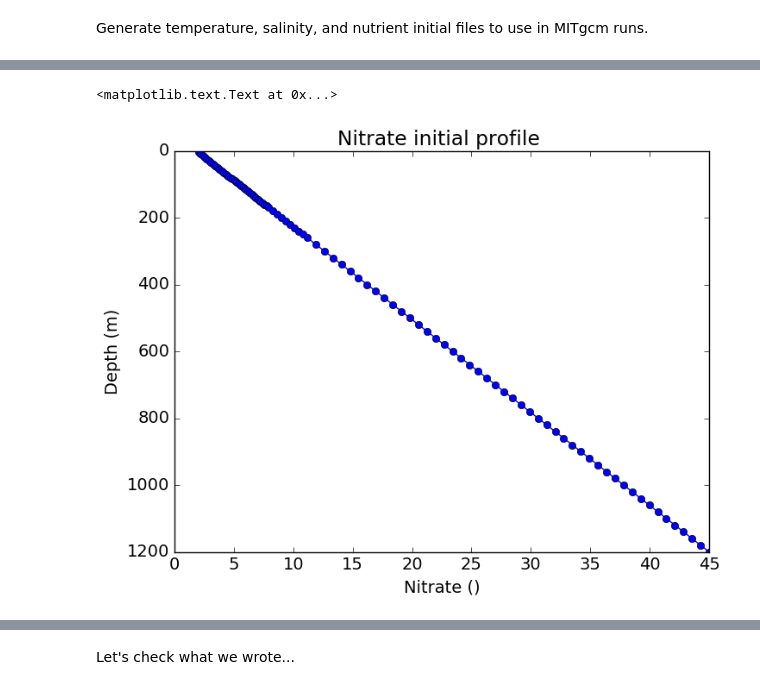
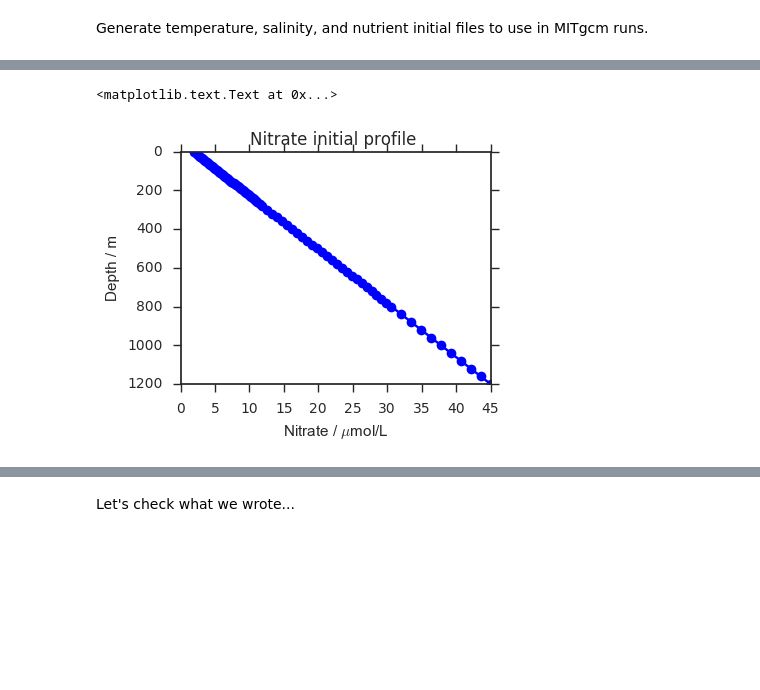
Before and after one commit to UBC-MOAD/buildcanyon, a Jupyter notebook: Stratification/GenerateTSNutrientIniCond.ipynb, the cells around one changed output, grey strips where cells are left out. Cells and saved outputs as stored; diff of their text form; code cells hidden in the pictures; blank space fills up the shorter version.

```diff
--- a/Stratification/GenerateTSNutrientIniCond.ipynb
+++ b/Stratification/GenerateTSNutrientIniCond.ipynb
@@ -15,5 +14,8 @@ import struct
 
 %matplotlib inline
+# %%
+sns.set_context('notebook')
+sns.set_style('ticks')
 # %%
 def iniTracer(xsize, ysize, IniDepth, IniProfile, InterpDepth):
 
@@ -29,8 +31,7 @@ def iniTracer(xsize, ysize, IniDepth, IniProfile, InterpDepth):
     return tracer
 # %%
 def iniTracerLin(xsize, ysize, TopVal,BotVal, Depth ):
-
-    # Generate linear nutrient profile (i.e. C(Depth)= IniVal*Depth)
+    '''Generate linear nutrient profile (i.e. C(Depth)= IniVal*Depth)'''
 
     M = (BotVal-TopVal)/(Depth[len(Depth)-1]-Depth[0])
     b = (TopVal - M*Depth[0])*np.ones((len(Depth),1))
@@ -231,20 +234,16 @@ Sal2 = Sal.transpose((2,0,1)) # To keep fortran order when writing as C binarynp
 Sal2.astype(dt).tofile(fileobj,"")
 fileobj.close()
 
-### PLOT Contour
+# PLOT
+fig, ax = plt.subplots(1,1,figsize=(4,3))
 
-plt.rcParams.update({'font.size':14})
-plt.rcParams['contour.negative_linestyle']='solid'
+ax.plot(np.squeeze(Sal[60,45,:]),zi,'bo-')
 
-plt.figure(figsize=(8,6))
+ax.invert_yaxis()
 
-CS = plt.plot(np.squeeze(Sal[60,45,:]),zi,'bo-')
+plt.xlabel('Salinity / PSU')
 
-plt.gca().invert_yaxis()
-
-plt.xlabel('Salinity (PSU)')
-
-plt.ylabel('Depth (m)')
+plt.ylabel('Depth / m')
 
 
 plt.title('Salinity initial profile ')
@@ -254,38 +253,33 @@ plt.title('Salinity initial profile ')
 # %%
 nit = [  2.20769231,  14.30606356,  20.69884474,  24.54682499,
         27.64221491,  30.40401935,  32.60791595,  33.23055095,
         34.93009381,  37.96639598,  40.48248953,  41.87936656,
-        43.16092676,  44.42630919,  44.86319564,  45.33917039,  45.01343725] #Falkor Nitrate
+        43.16092676,  44.42630919,  44.86319564,  45.33917039,  45.01343725] #Falkor Nitrate (umol/L)
 
 #Nitrate = iniTracer(nx,ny,depth,nit,zi)
 Nitrate = iniTracerLin(nx,ny,2.0,45.0,zi)
 
 
 # Save binary file
 tmpfile = "%dx%dx%d/Linnit%dzlev_%dx%d.bin" %(nx,ny,nz,nz,nx,ny)
 fileobj = open(tmpfile,mode='wb')
 Nitrate2 = Nitrate.transpose((2,0,1)) # To keep fortran order when writing as C binary
 Nitrate2.astype(dt).tofile(fileobj,"")
 fileobj.close()
 
 
-### PLOT Contour
+# PLOT
+fig, ax = plt.subplots(1,1,figsize=(4,3))
 
-plt.rcParams.update({'font.size':14})
-plt.rcParams['contour.negative_linestyle']='solid'
+ax.plot(np.squeeze(Nitrate[60,45,:]),zi,'bo-')
 
-plt.figure(figsize=(8,6))
+ax.invert_yaxis()
 
-CS = plt.plot(np.squeeze(Nitrate[60,45,:]),zi,'bo-')
+plt.xlabel(r'Nitrate / $\mu$mol/L')
 
-plt.gca().invert_yaxis()
-
-plt.xlabel('Nitrate ()')
-
-plt.ylabel('Depth (m)')
-
+plt.ylabel('Depth / m')
 
 plt.title('Nitrate initial profile ')
 # %% [output]
 <matplotlib.text.Text at 0x...>
-[figure, old version]
+[figure, new version]
```
Also changed, not shown: parts of 23 cells of this notebook, 1 other file.
